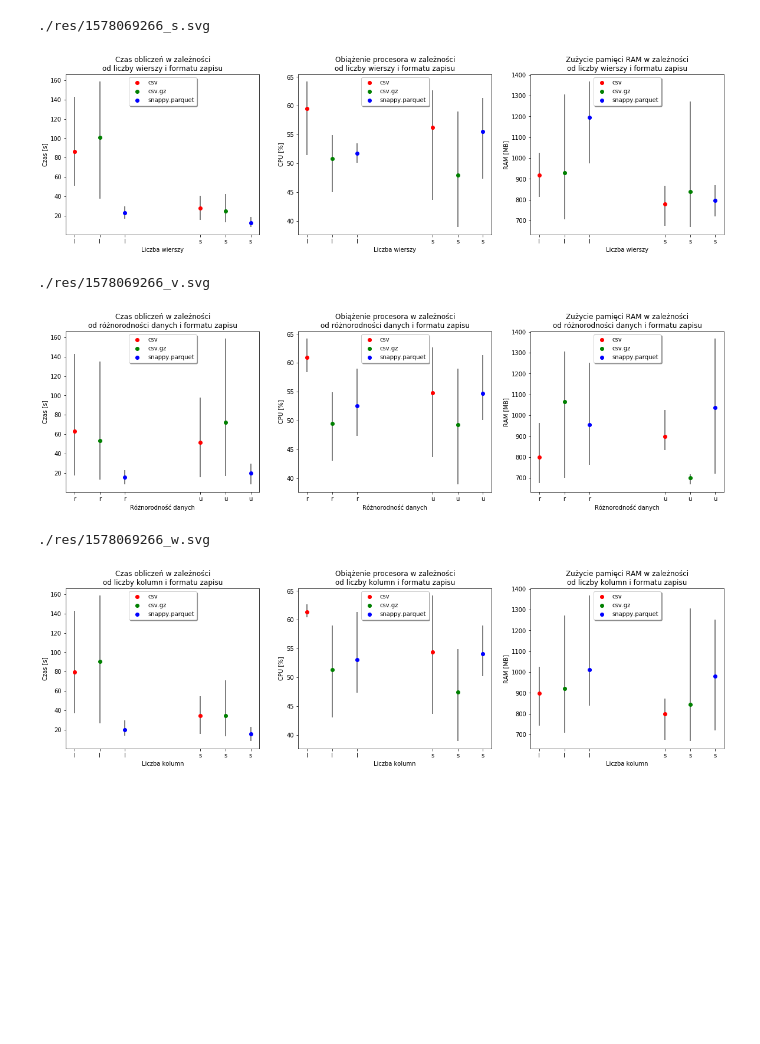
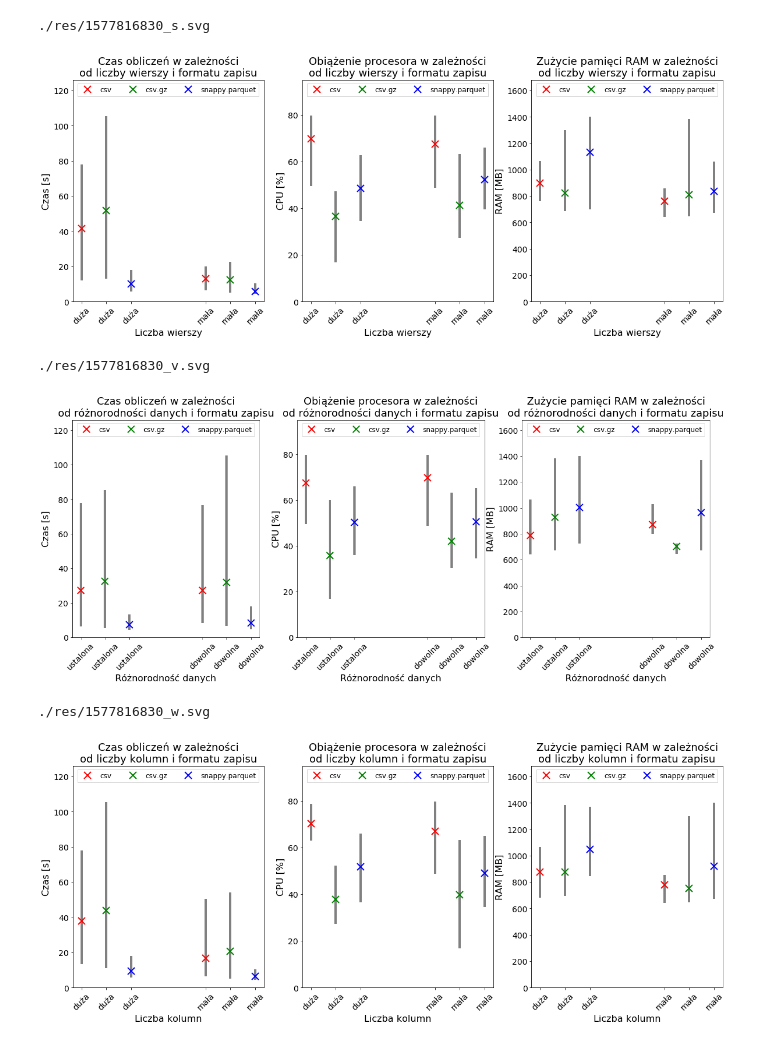
Before and after one commit to simmarum/spark_benchmark, a Jupyter notebook: create_charts.ipynb, the cells around one changed output. Cells and saved outputs as stored; diff of their text form; code cells hidden in the pictures; blank space fills up the shorter version.

Commit message:
Change charts generator

```diff
--- a/create_charts.ipynb
+++ b/create_charts.ipynb
@@ -16,0 +18,3 @@ print(last_file)
+# %%
+last_file = "./res/1577816830.tsv"
+print(last_file)
@@ -90,3 +76,18 @@ new_df
+# %%
+translate_xticks = {
+    's': {
+        's': 'mała',
+        'l': 'duża',
+    },
+    'v': {
+        'r': 'ustalona',
+        'u': 'dowolna',
+    },
+    'w': {
+        's': 'mała',
+        'l': 'duża',
+    }
+}
 # %%
 plot_all_comb = [
     ['s','liczby wierszy','Liczba wierszy'],
@@ -110,12 +111,13 @@ for w_var,w_tit,w_xlab in plot_all_comb:
     chart_df = chart_df.reset_index()
     chart_df =  chart_df.sort_values(by=[w_var, 'l_format'])
     plt_xticks = chart_df[w_var].tolist()
+    plt_xticks = [translate_xticks[w_var][e] for e in plt_xticks]
     plt_xformats = chart_df['l_format'].unique()
     plt_xformats.sort()
     colors= ['r','g','b']
     xd = 5
 
-    fig, ax = plt.subplots(1, 3,figsize=(20, 5))
+    fig, ax = plt.subplots(1, 3,figsize=(20, 7))
 
     plot_all_dim = [
         [
@@ -129,44 +131,48 @@ for w_var,w_tit,w_xlab in plot_all_comb:
             f"Obiążenie procesora w zależności\nod {w_tit} i formatu zapisu",
             w_xlab,
             "CPU [%]"
         ],
         [
             'mem',
             f"Zużycie pamięci RAM w zależności\nod {w_tit} i formatu zapisu",
             w_xlab,
             "RAM [MB]"
         ]
     ]
     for idx, (what,tit,xlab,ylab) in enumerate(plot_all_dim):
 
         draw_tmp = [
             [l_for,[f'{what}_min',f'{what}_avg',f'{what}_max']] for l_for in plt_xformats
             ]
 
         plt_xticks_x = list(range(len(draw_tmp)))
         plt_xticks_x.extend([el+xd for el in plt_xticks_x])
+        tmp_y_max = 0
         for xx,(ff,cols) in enumerate(draw_tmp):
             mins = chart_df.loc[chart_df['l_format'] == ff][cols[0]]
             means = chart_df.loc[chart_df['l_format'] == ff][cols[1]]
             maxes = chart_df.loc[chart_df['l_format'] == ff][cols[2]]
-            ax[idx].plot([xx,xx+xd],means,'o',color=colors[xx],label=ff)
+            ax[idx].plot([xx,xx+xd],means,'x',ms=12,mew=2,color=colors[xx],label=ff)
             ax[idx].errorbar([xx,xx+xd], means, [means - mins, maxes - means],
-                         fmt='none', ecolor='gray', lw=2)
+                         fmt='none', ecolor='gray', lw=4)
+            tmp_y_max = max(maxes.tolist() + [tmp_y_max])
         ax[idx].set_xticks(plt_xticks_x)
-        ax[idx].set_xticklabels(plt_xticks)
-        ax[idx].set_title(tit)
-        ax[idx].set_xlabel(xlab)
-        ax[idx].set_ylabel(ylab)
-        ax[idx].legend(loc='upper center', fancybox=True, shadow=True)
+        ax[idx].set_xticklabels(plt_xticks,rotation=45)
+        ax[idx].tick_params(labelsize=14)
+        ax[idx].set_title(tit,fontsize=18)
+        ax[idx].set_xlabel(xlab,fontsize=16)
+        ax[idx].set_ylabel(ylab,fontsize=16)
+        ax[idx].set_ylim([0,int(tmp_y_max*1.2)])
+        ax[idx].legend(loc='upper center', fancybox=False, shadow=False,fontsize=12,ncol=3)
     save_path = "{}_{}.svg".format(last_file[0:-4], w_var)
     print(save_path)
-    plt.savefig(save_path,format='svg',orientation='landscape')
+    plt.savefig(save_path,format='svg',orientation='landscape',bbox_inches='tight')
 
     plt.show()
 # %% [output]
-./res/1578069266_s.svg
+./res/1577816830_s.svg
-[figure, old version]
+[figure, new version]
-./res/1578069266_v.svg
+./res/1577816830_v.svg
-[figure, old version]
+[figure, new version]
-./res/1578069266_w.svg
+./res/1577816830_w.svg
-[figure, old version]
+[figure, new version]
```
Also changed, not shown: parts of 5 cells of this notebook, 3 other files.
